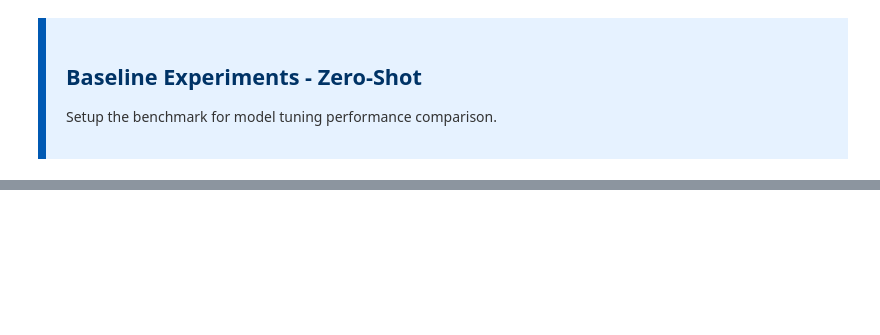
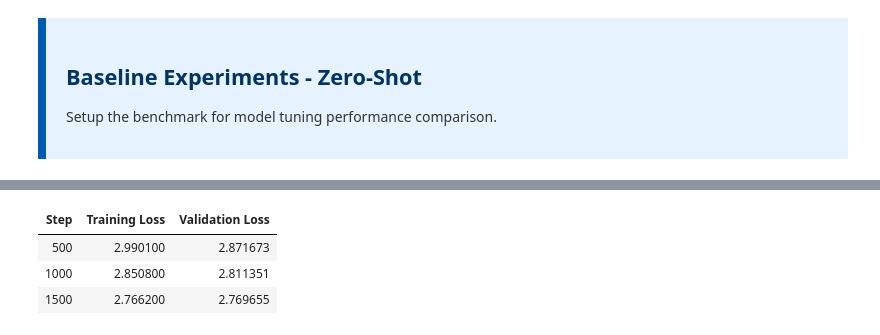
Before and after one commit to arishbukhari1/PerToon, a Jupyter notebook: scripts/2c_nlp_imgflip_model_setup.ipynb, the cells around one changed output, grey strips where cells are left out. Cells and saved outputs as stored; diff of their text form; code cells hidden in the pictures; blank space fills up the shorter version.

Commit message:
Align code for the ImgFlip database

```diff
--- a/scripts/2c_nlp_imgflip_model_setup.ipynb
+++ b/scripts/2c_nlp_imgflip_model_setup.ipynb
@@ -738,0 +560,13 @@ Baseline established with balanced dataset emotion selection.
+# %%
+# Build unified training dataset ONCE, then tokenize
+training_dataset = factory.create_complete_meme_training_dataset(
+    balanced_df,
+    max_words=15
+)
+
+tokenized_dataset, tokenizer = factory.tokenize_dataset(training_dataset)
+
+print(f"\nUnified training dataset prepared!")
+print(f"   Examples: {len(tokenized_dataset)}")
+print(f"   Using complete output approach (preserves context)")
+print(f"   Text cleaning: Updated to preserve apostrophes (e.g., can't vs cant)")
@@ -1257,0 +721,83 @@ All functions are modular and documented to support:
+# %%
+print("=" * 80)
+print(f"TRAINING BOTH BASE AND MEDIUM MODELS ON {DATASET_NAME.upper()} DATASET")
+print("=" * 80)
+
+# Use the model_configs from the previous cell (which have clear naming)
+print(f"Will train {len(model_configs)} models for {DATASET_NAME} dataset:")
+for config in model_configs:
+    print(f"   {config['description']}")
+print()
+
+# Import enhanced training function from helpers
+from caption_helpers import fine_tune_gpt2_enhanced, get_checkpoint_or_none
+
+trained_models = {}
+
+for config in model_configs:
+    print(f"\n{'='*60}")
+    print(f"TRAINING: {config['description']}")
+    print(f"{'='*60}")
+
+    # Check for existing checkpoints
+    resume_checkpoint = get_checkpoint_or_none(config['output_dir'])
+
+    # Clear GPU memory before training each model
+    if torch.cuda.is_available():
+        torch.cuda.empty_cache()
+
+    try:
+        # Dataset has already been prepared and tokenized globally
+        trainer = fine_tune_gpt2_enhanced(
+            tokenized_dataset=tokenized_dataset,
+            tokenizer=tokenizer,
+            output_dir=config['output_dir'],  # Use proper dataset-specific paths
+            epochs=3,  # Reasonable epochs for testing
+            batch_size=4,  # Will be adjusted automatically for medium model
+            learning_rate=2e-5,
+            resume_from_checkpoint=resume_checkpoint,
+            model_size=config['size']  # Now properly supports base/medium
+        )
+
+        trained_models[config['size']] = {
+            'trainer': trainer,
+            'output_dir': config['output_dir'],
+            'description': config['description']
+        }
+
+        print(f"\n {config['description']} training completed successfully!")
+
+    except KeyboardInterrupt:
+        print(f"\n⏸ {config['description']} training was interrupted.")
+        print("You can resume later using the checkpoint.")
+        break
+
+    except Exception as e:
+        print(f"\n {config['description']} training failed: {e}")
+        print("Check the checkpoint directory for partial progress.")
+        import traceback
+        traceback.print_exc()
+
+        # Clear memory and continue with next model
+        if torch.cuda.is_available():
+            torch.cuda.empty_cache()
+
+print(f"\n{'='*80}")
+print(f"ENHANCED TRAINING SUMMARY FOR {DATASET_NAME.upper()}")
+print(f"{'='*80}")
+if trained_models:
+    print(f" Successfully trained {len(trained_models)} models:")
+    for size, info in trained_models.items():
+        print(f"   {info['description']}: {info['output_dir']}")
+    print()
+    print(" Your model collection progress:")
+    print("   Current dataset models:  Complete")
+    if DATASET_NAME == "imgflip":
+        print("   GoEmotions models: Use 2a notebook or set DATASET_NAME='goemotions'")
+    else:
+        print("   ImgFlip models: Set DATASET_NAME='imgflip' and run again")
+else:
+    print(" No models trained successfully")
+    print("Check the error messages above and try again")
+print(f"{'='*80}")
+# %% [output]
@@ -1257,0 +852,4 @@ All functions are modular and documented to support:
+| Step | Training Loss | Validation Loss |
+| 500 | 2.990100 | 2.871673 |
+| 1000 | 2.850800 | 2.811351 |
+| 1500 | 2.766200 | 2.769655 |
```
Also changed, not shown: parts of 56 cells of this notebook, 6 other files.
